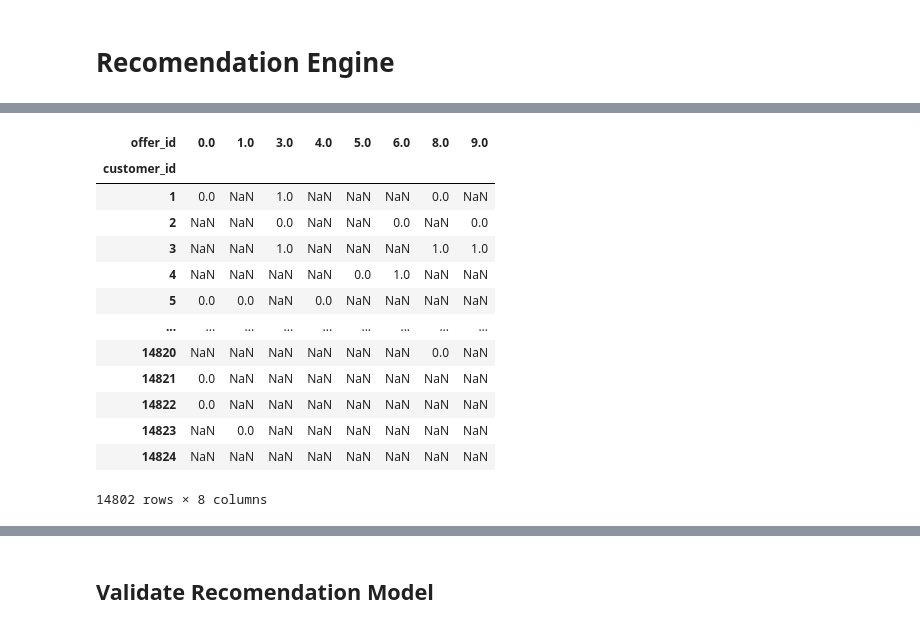
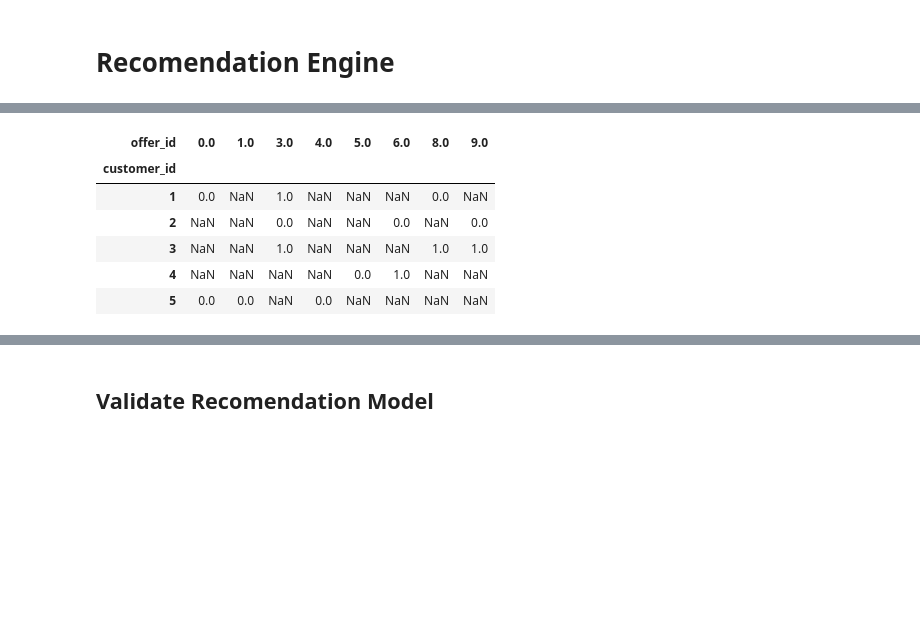
Before and after one commit to Calebhn/Capstone-Project, a Jupyter notebook: Starbucks_Offers_Analysis.ipynb, the cells around one changed output, grey strips where cells are left out. Saved outputs shown, nothing was run; the diff lists cells and outputs as text; code cells hidden in the pictures; blank space fills up the shorter version.

```diff
--- a/Starbucks_Offers_Analysis.ipynb
+++ b/Starbucks_Offers_Analysis.ipynb
@@ -167,22 +167,15 @@ Offer id: 8
 Offer id: 9
 Done
 # %%
-train_customer_matrix
+train_customer_matrix.head()
 # %% [output]
 | offer_id | 0.0 | 1.0 | 3.0 | 4.0 | 5.0 | 6.0 | 8.0 | 9.0 |
 | customer_id |  |  |  |  |  |  |  |  |
 | 1 | 0.0 | NaN | 1.0 | NaN | NaN | NaN | 0.0 | NaN |
 | 2 | NaN | NaN | 0.0 | NaN | NaN | 0.0 | NaN | 0.0 |
 | 3 | NaN | NaN | 1.0 | NaN | NaN | NaN | 1.0 | 1.0 |
 | 4 | NaN | NaN | NaN | NaN | 0.0 | 1.0 | NaN | NaN |
 | 5 | 0.0 | 0.0 | NaN | 0.0 | NaN | NaN | NaN | NaN |
-| ... | ... | ... | ... | ... | ... | ... | ... | ... |
-| 14820 | NaN | NaN | NaN | NaN | NaN | NaN | 0.0 | NaN |
-| 14821 | 0.0 | NaN | NaN | NaN | NaN | NaN | NaN | NaN |
-| 14822 | 0.0 | NaN | NaN | NaN | NaN | NaN | NaN | NaN |
-| 14823 | NaN | 0.0 | NaN | NaN | NaN | NaN | NaN | NaN |
-| 14824 | NaN | NaN | NaN | NaN | NaN | NaN | NaN | NaN |
-14802 rows × 8 columns
 # %%
 def FunkSVD(full_mat, latent_features=5, learning_rate=0.0001, iters=250):
     '''
```
Also changed, not shown: parts of 14 cells of this notebook, 19 other files.
